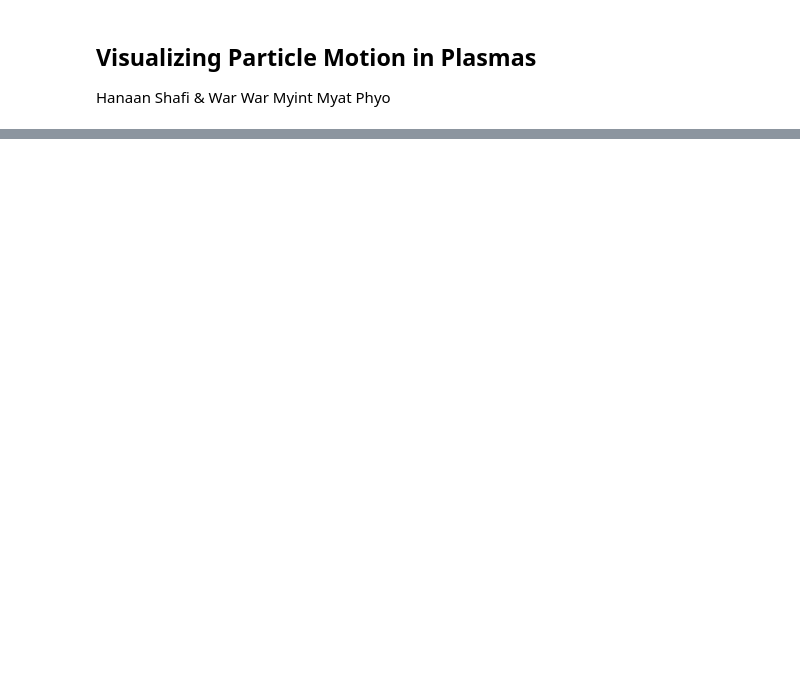
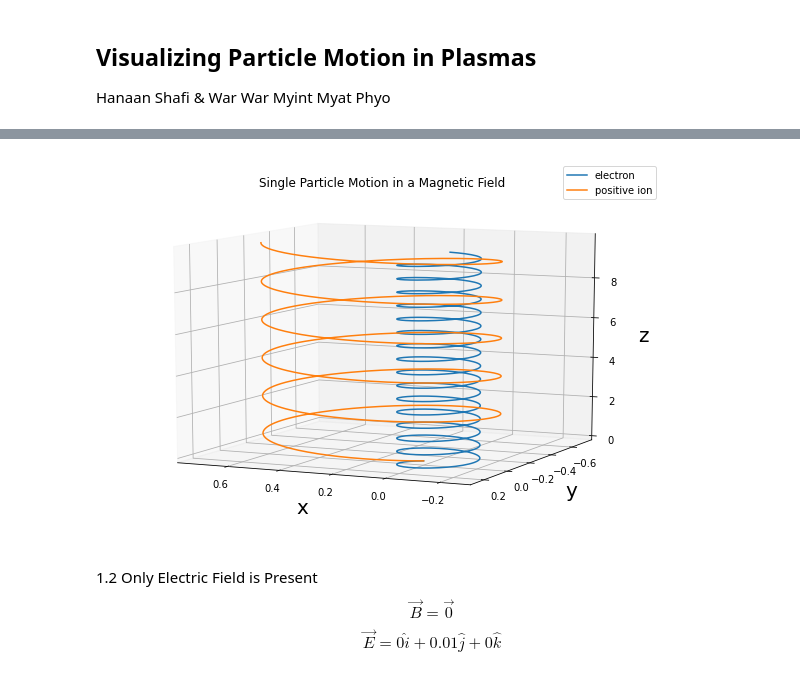
Before and after one commit to hanaanr/plasmaParticleMotion, a Jupyter notebook: plasma.ipynb, the cells around one changed output, grey strips where cells are left out. Saved outputs shown, nothing was run; the diff lists cells and outputs as text; code cells hidden in the pictures; blank space fills up the shorter version.

```diff
--- a/plasma.ipynb
+++ b/plasma.ipynb
@@ -45,17 +55,13 @@ t = np.arange(0, 100, 0.1) # time range from 0 to 100 seconds, in the step of 0.
 # this is the initial condition, the initial position is (0,0,0) and the initial velocities are d(vx)/dt= 0.1, d(vy)/dt=0.1 and d(vz)/dt=0.1
 y0 = [0, 0, 0, 0.1, 0.1, 0.1]
 
-# defining the vectors for electric and magnetic field
-E = np.array((0, 0.01, 0))
-B = np.array((0, 0, 1))
-
 # we now set different values for q and m for positive and negative ions
 # negative ion
 q1 = -1  # if we use the actual value of q, the output figure is difficult to visualize.
 m1 = 1  # the same reason as q, for ideal visualization
-solution1 = odeint(Lorentz, y0, t, args=(q1, m1, E, B)) # now we apply odeint which solves the differential equation
+solution1B = odeint(Lorentz, y0, t, args=(q1, m1, E1, B1)) # now we apply odeint which solves the differential equation
 # positive ion
 q2 = 1
 m2 = 3
-solution2 = odeint(Lorentz, y0, t, args=(q2, m2, E, B))
+solution2B = odeint(Lorentz, y0, t, args=(q2, m2, E1, B1))
 # %%
@@ -119 +125,19 @@ for i in range(1000):
   i += 1
+# %%
+# plot
+ax = plt.figure(figsize=(10, 7)).add_subplot(projection='3d')
+ax.view_init(elev=10., azim=115)
+ax.plot(xlist1B, ylist1B, zlist1B, label= "electron")
+ax.plot(xlist2B, ylist2B, zlist2B, label = "positive ion")
+ax.legend()
+ax.set_title("Single Particle Motion in a Magnetic Field")
+ax.set_xlabel("x", fontsize = 20, labelpad = 10)
+ax.set_ylabel("y", fontsize = 20, labelpad = 10)
+ax.set_zlabel("z", fontsize = 20, labelpad = 10)
+plt.show()
+# %% [output]
+[figure, added]
+# %% [markdown]
+1.2 Only Electric Field is Present
+$$\vec{B} = \vec{0}$$
+$$\vec{E} = 0\hat{i} + 0.01\hat{j} + 0\hat{k}$$
```
Also changed, not shown: parts of 16 cells of this notebook.
